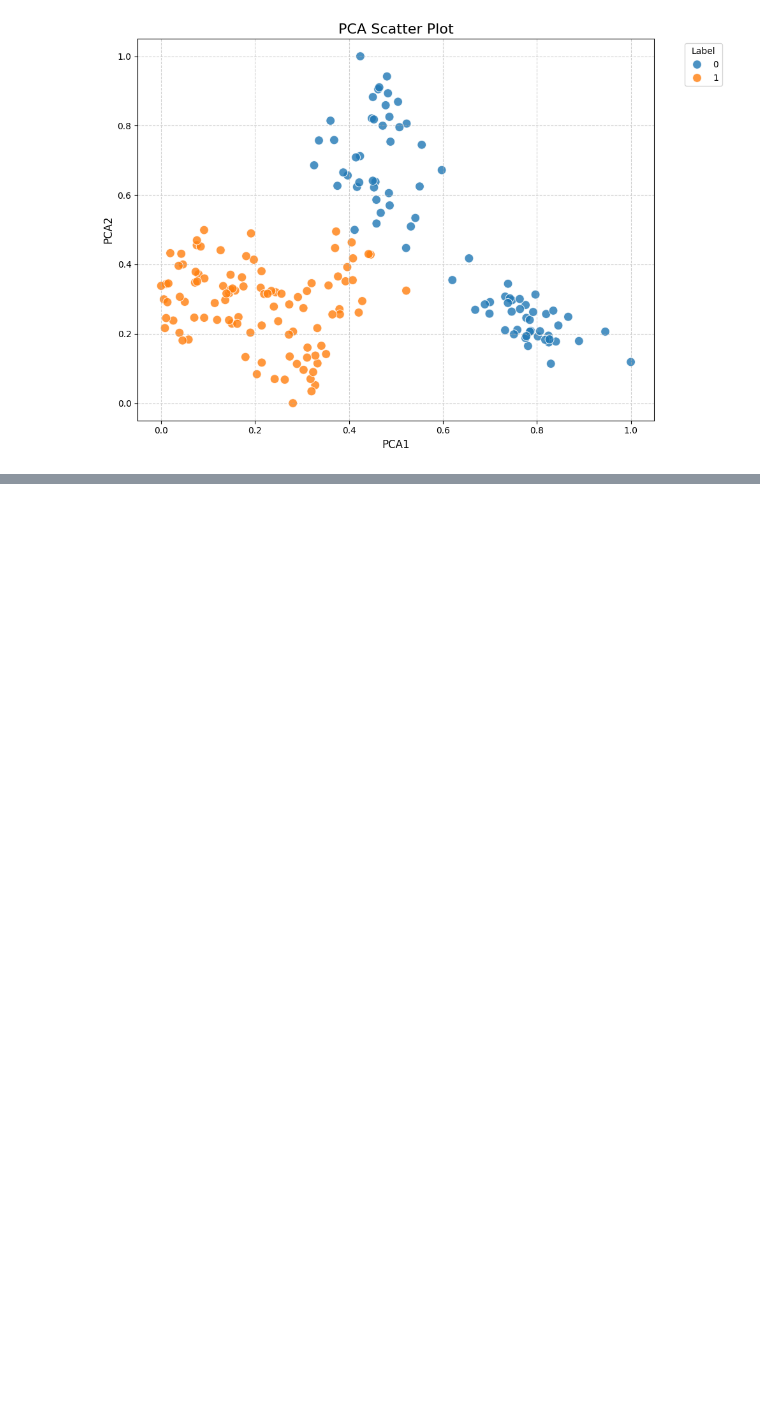
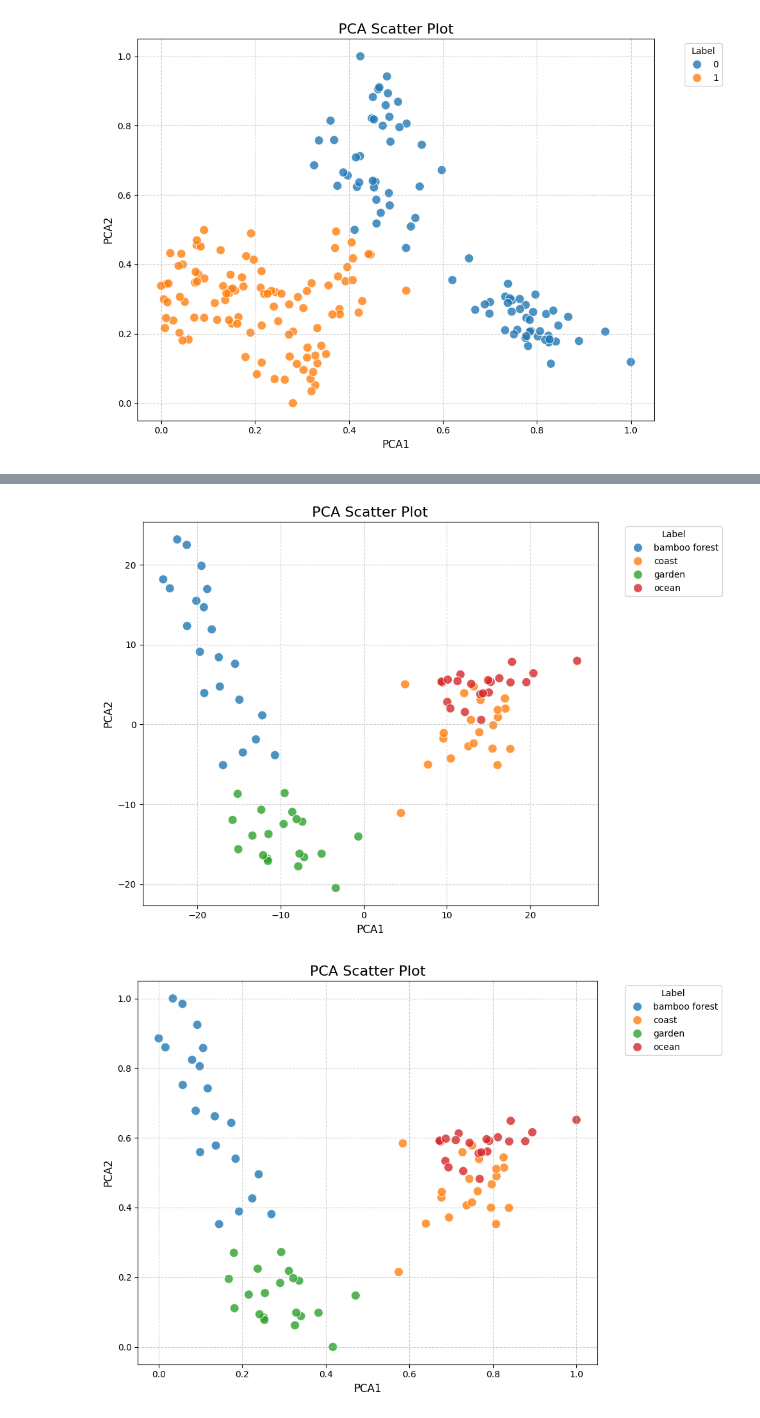
Before and after one commit to mungekarkiran/Basic_Python, a Jupyter notebook: Zero_shot_Learning/Notebook/Why hybrid method is better.ipynb, the cells around one changed output, grey strips where cells are left out. Saved outputs shown, nothing was run; the diff lists cells and outputs as text; code cells hidden in the pictures; blank space fills up the shorter version.

```diff
--- a/Zero_shot_Learning/Notebook/Why hybrid method is better.ipynb
+++ b/Zero_shot_Learning/Notebook/Why hybrid method is better.ipynb
@@ -48,3 +48,7 @@ model = Model(inputs=base_model.input, outputs=base_model.get_layer('avg_pool').
 
 # Model path
 model_file_path = os.path.join('..', 'Models', 'test_model.pkl')
+
+# cluster csv
+c0_file_path = os.path.join('..', 'Dataset', 'C0_features.csv')
+c1_file_path = os.path.join('..', 'Dataset', 'C1_features.csv')
@@ -410,0 +409,15 @@ plot_pca(filtered_df2)
+# %%
+data = pd.read_csv(CSV_PATH)
+# X = data.iloc[:,:2048]
+# y = data[['class_labels']]
+
+data_c0 = data[data['class_labels'].isin(cluster_0_classes)]
+data_c1 = data[data['class_labels'].isin(cluster_1_classes)]
+
+data_c0.to_csv(c0_file_path, index=False)
+data_c1.to_csv(c1_file_path, index=False)
+
+data_c0 = pd.read_csv(c0_file_path)
+data_c1 = pd.read_csv(c1_file_path)
+
+print(f"{data.shape} \n{data_c0.shape} \n{data_c1.shape}")
@@ -410,0 +516,39 @@ plot_pca(filtered_df2)
+# %%
+def plot_pca(dataframe):
+    """
+    Plots a 2D PCA scatter plot with points colored by their labels.
+
+    Args:
+        dataframe (pd.DataFrame): A DataFrame containing 'pca1', 'pca2', and 'label' columns.
+
+    Returns:
+        None
+    """
+#     if not {'pca1', 'pca2', 'label'}.issubset(dataframe.columns):
+#         raise ValueError("DataFrame must contain 'pca1', 'pca2', and 'label' columns.")
+
+    plt.figure(figsize=(10, 7))
+    sns.scatterplot(
+        data=dataframe,
+        x='PCA1',
+        y='PCA2',
+        hue='class_labels',
+        palette='tab10',
+        s=100,
+        alpha=0.8
+    )
+    plt.title('PCA Scatter Plot', fontsize=16)
+    plt.xlabel('PCA1', fontsize=12)
+    plt.ylabel('PCA2', fontsize=12)
+    plt.legend(title='Label', bbox_to_anchor=(1.05, 1), loc='upper left')
+    plt.grid(True, linestyle='--', alpha=0.6)
+    plt.tight_layout()
+    plt.show()
+
+# Plot PCA
+plot_pca(df_pca)
+
+plot_pca(scaled_df)
+# %% [output]
+[figure, added]
+[figure, added]
```
Also changed, not shown: parts of 14 cells of this notebook.
